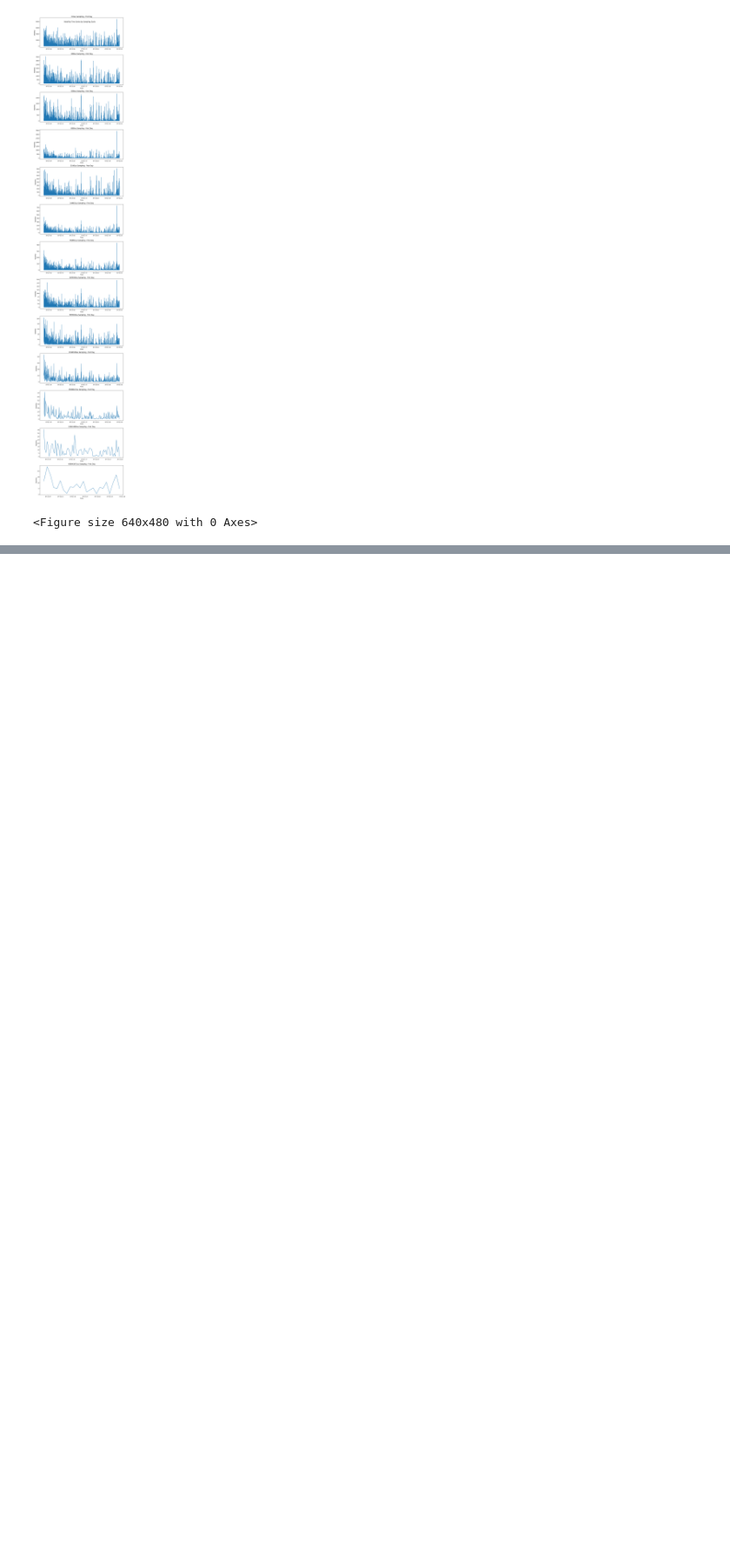
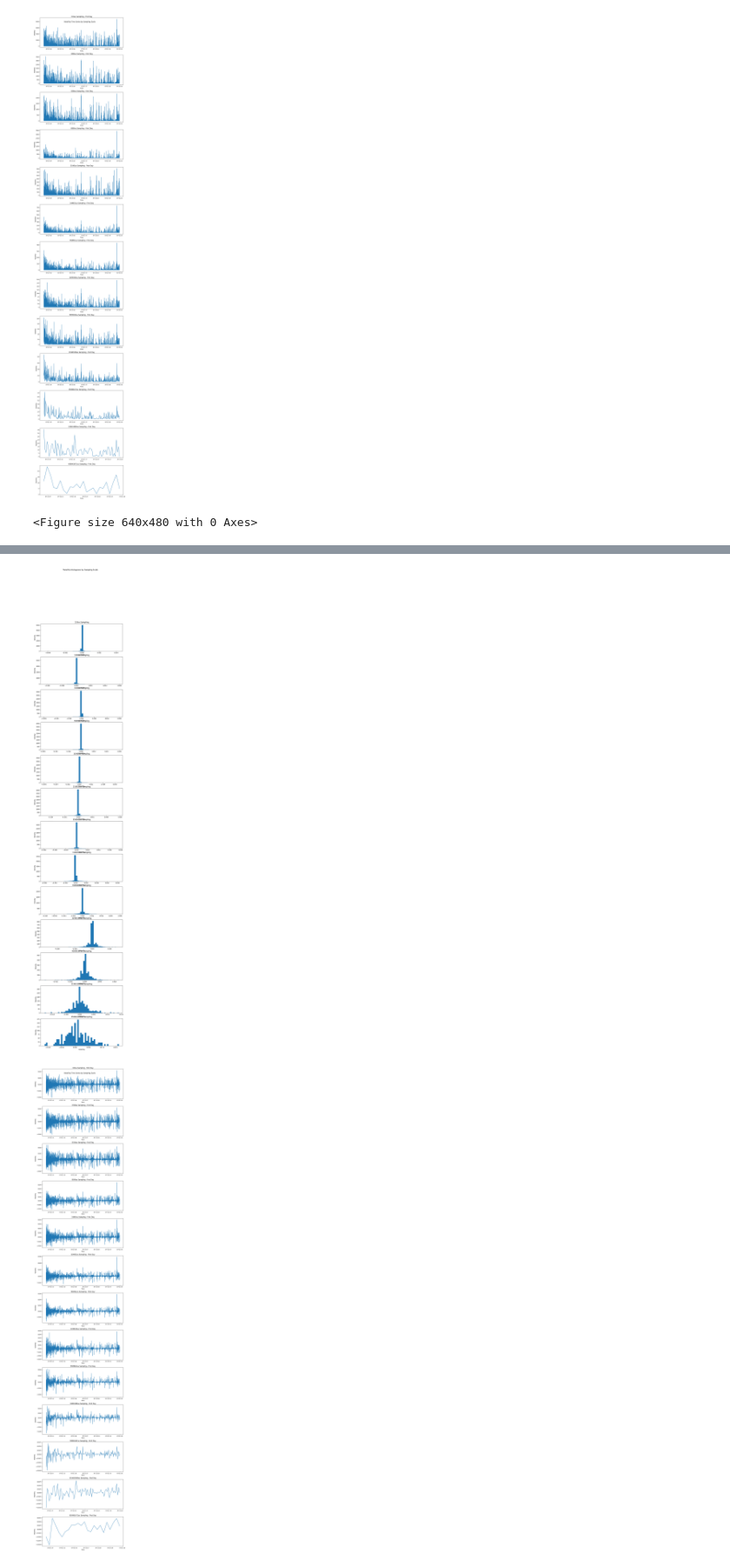
Before and after one commit to janisaiad/HFT, a Jupyter notebook: data/curating/extract_vol_process.ipynb, the cells around one changed output, grey strips where cells are left out. Shown at 87% size. Drawn from its saved outputs; the diff is of its cells as text; code cells hidden in the pictures; blank space fills up the shorter version.

```diff
--- a/data/curating/extract_vol_process.ipynb
+++ b/data/curating/extract_vol_process.ipynb
@@ -334,32 +352,36 @@ import matplotlib.pyplot as plt
 
 # Create subplots for histograms
 fig_hist, axes_hist = plt.subplots(len(time_scales), 1, figsize=(10, 4*len(time_scales)))
 fig_hist.suptitle('Volatility Histograms by Sampling Scale')
 
 # Create subplots for time series
 fig_ts, axes_ts = plt.subplots(len(time_scales), 1, figsize=(10, 4*len(time_scales)))
 fig_ts.suptitle('Volatility Time Series by Sampling Scale')
 
 for i, scale in enumerate(time_scales):
     df_current = dfs[scale]
 
     # Plot histogram
-    vol_data = df_current.select('vol_bachelier').to_numpy().flatten()
+    vol_data = df_current.select('log_variation').to_numpy().flatten()
     axes_hist[i].hist(vol_data[~np.isnan(vol_data)], bins=50, density=True)  # Remove NaN values
     axes_hist[i].set_title(f'{scale} Sampling')
     axes_hist[i].set_xlabel('Volatility')
     axes_hist[i].set_ylabel('Density')
 
     # Plot time series - first day only
     first_day = df_current.select('ts_event').to_numpy()[0].astype('datetime64[D]')
     mask = df_current.select('ts_event').to_numpy().astype('datetime64[D]') == first_day
 
     axes_ts[i].plot(df_current.select('ts_event').to_numpy()[mask],
-                    df_current.select('vol_bachelier').to_numpy()[mask])
+                    df_current.select('log_variation').to_numpy()[mask])
     axes_ts[i].set_title(f'{scale} Sampling - First Day')
     axes_ts[i].set_xlabel('Time')
     axes_ts[i].set_ylabel('Volatility')
 
 plt.tight_layout()
 plt.show()
 plt.savefig(f"/home/janis/HFTP2/HFT/results/hurst/plots/{stock}/{stock}_volatility_histograms_{threshold}.png")
+plt.close("all")
+# %% [output]
+[figure, added]
+[figure, added]
```
Also changed, not shown: parts of 2 cells of this notebook, 3 other files.
